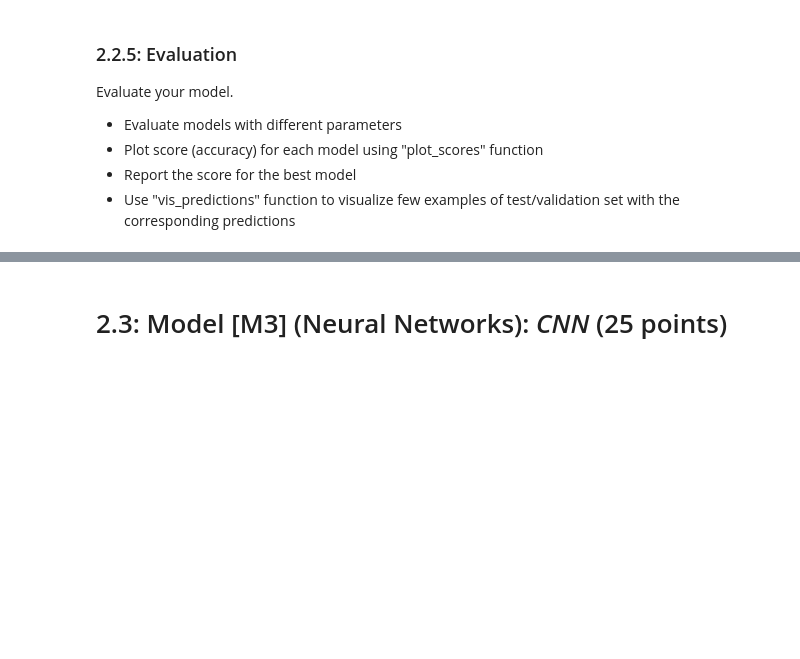
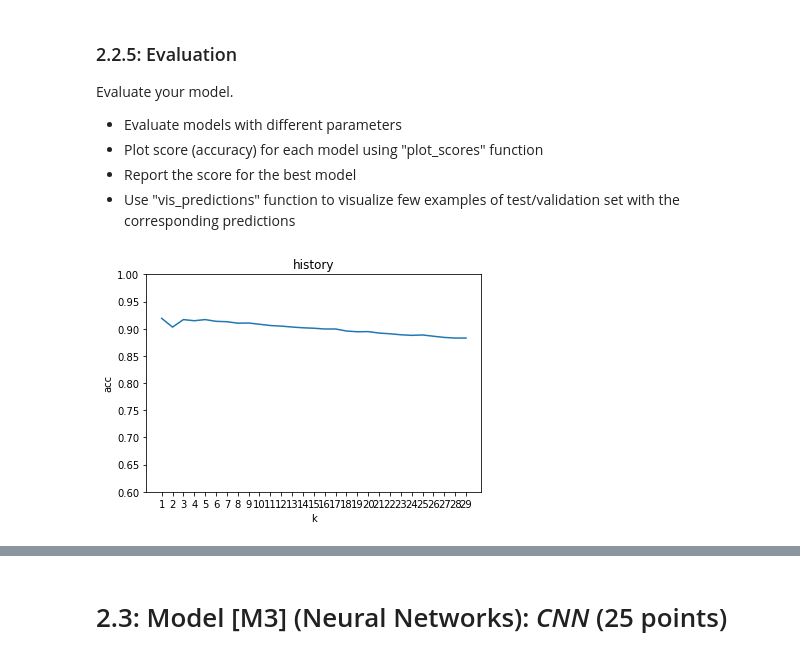
Before and after one commit to yuuu14/ml-in-cybersec, a Jupyter notebook: 2021_10_29_Task_01.ipynb.ipynb, the cells around one changed output, grey strips where cells are left out. Saved outputs shown, nothing was run; the diff lists cells and outputs as text; code cells hidden in the pictures; blank space fills up the shorter version.

```diff
--- a/2021_10_29_Task_01.ipynb.ipynb
+++ b/2021_10_29_Task_01.ipynb.ipynb
@@ -535,7 +570,7 @@ degree = np.asarray([1,2,3]) # example
 
 # You don't need the following code, if you can use data from 2.1.1.
 
-test_set = 'val'  #  or 'test'
+test_set = 'test'  #  or 'test'
 # Decide all your hyperparameters based on validation performance
 # Then, switch to 'test' for final evaluation
 
@@ -557,3 +586,18 @@ else:
+# %%
+#
+#
+# ------- Your Code -------
+#
+# e.g. normalize, flatten input data.
+
+x_train_1d = [x.squeeze(0).view(-1) for x in x_train]
+x_test_1d = [x.squeeze(0).view(-1) for x in x_eval]
+
+x_train_tensor = torch.stack(x_train_1d)
+y_train_tensor = torch.stack(y_train)
+
+x_test_tensor = torch.stack(x_test_1d)
+y_test_tensor = torch.stack(y_eval)
 # %% [markdown]
 ### 2.2.3: Model
 
@@ -575,0 +641,17 @@ Define your model here (all hyper-parameters in 2.1.1)
+# %%
+# ------- Your Code -------
+
+best_k = 0
+best_acc = 0
+best_pred = None
+acc_list = []
+for k in range(1, 30):
+    knn = KNN(x_train_tensor, y_train_tensor, k)
+    y_pred, acc = knn.predict(x_test_tensor, y_test_tensor)
+    acc_list.append(acc)
+    if acc > best_acc:
+        best_k = k
+        best_acc = acc
+        best_pred = y_pred
+    print('best acc when k={}'.format(best_k))
+# torch.pow(a, 2).sum(1, keepdim=True).expand(4,3).transpose(0, 1)
@@ -592,8 +692,10 @@ Evaluate your model.
 # %%
 # Here report the score for the best model
 #
 # ------- Your Code -------
-#
+plot_scores(list(range(1, 30)), acc_list, 'history', 'k', 'acc')
+# %% [output]
+[figure, added]
 # %%
 # Visualize the predictions
 # Example: vis_predictions(x_eval, y_pred, size_of_data)
```
Also changed, not shown: parts of 29 cells of this notebook.
